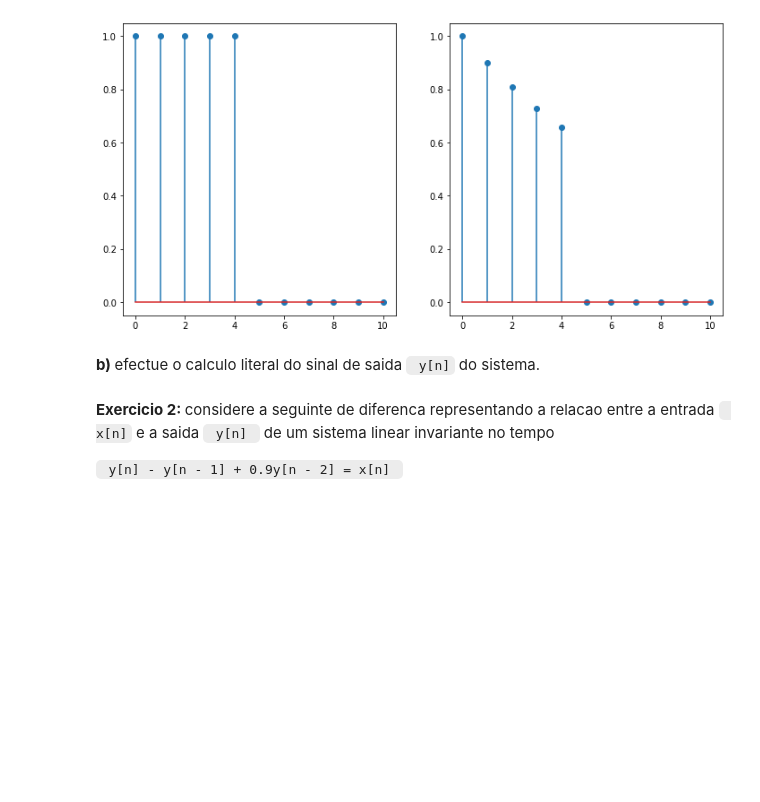
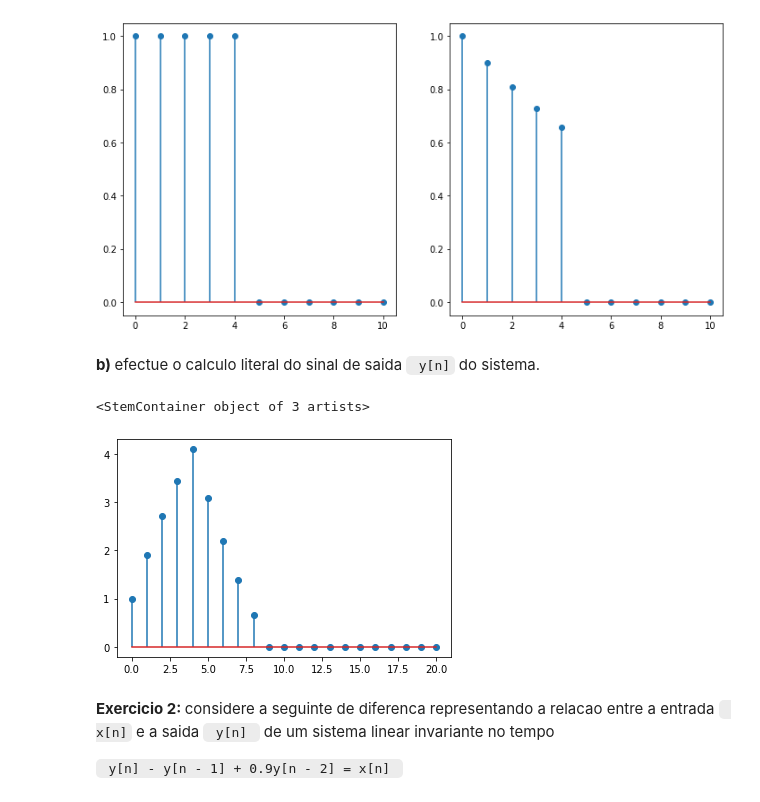
Before and after one commit to bosshentai/Processing-signal, a Jupyter notebook: python/Sistemasesinais.ipynb, the cells around one changed output. Cells and saved outputs as stored; diff of their text form; code cells hidden in the pictures; blank space fills up the shorter version.

```diff
--- a/python/Sistemasesinais.ipynb
+++ b/python/Sistemasesinais.ipynb
@@ -493,6 +493,10 @@ ax2.stem(conv_eixo_tempo,conv_hn)
 <p><strong> b) </strong> efectue o calculo literal do sinal de saida <code> y[n]</code> do sistema.
 # %%
 yn = np.convolve(conv_xn_teste,conv_hn)
+plt.stem(yn)
+# %% [output]
+<StemContainer object of 3 artists>
+[figure, added]
 # %% [markdown]
 <p> <strong> Exercicio 2: </strong> considere a seguinte de diferenca representando a relacao entre a entrada <code> x[n]</code> e a saida <code> y[n] </code> de um sistema linear invariante no tempo </p>
 <p> <code> y[n] - y[n - 1] + 0.9y[n - 2] = x[n] </code> </p>
```
Also changed, not shown: parts of 4 cells of this notebook.
